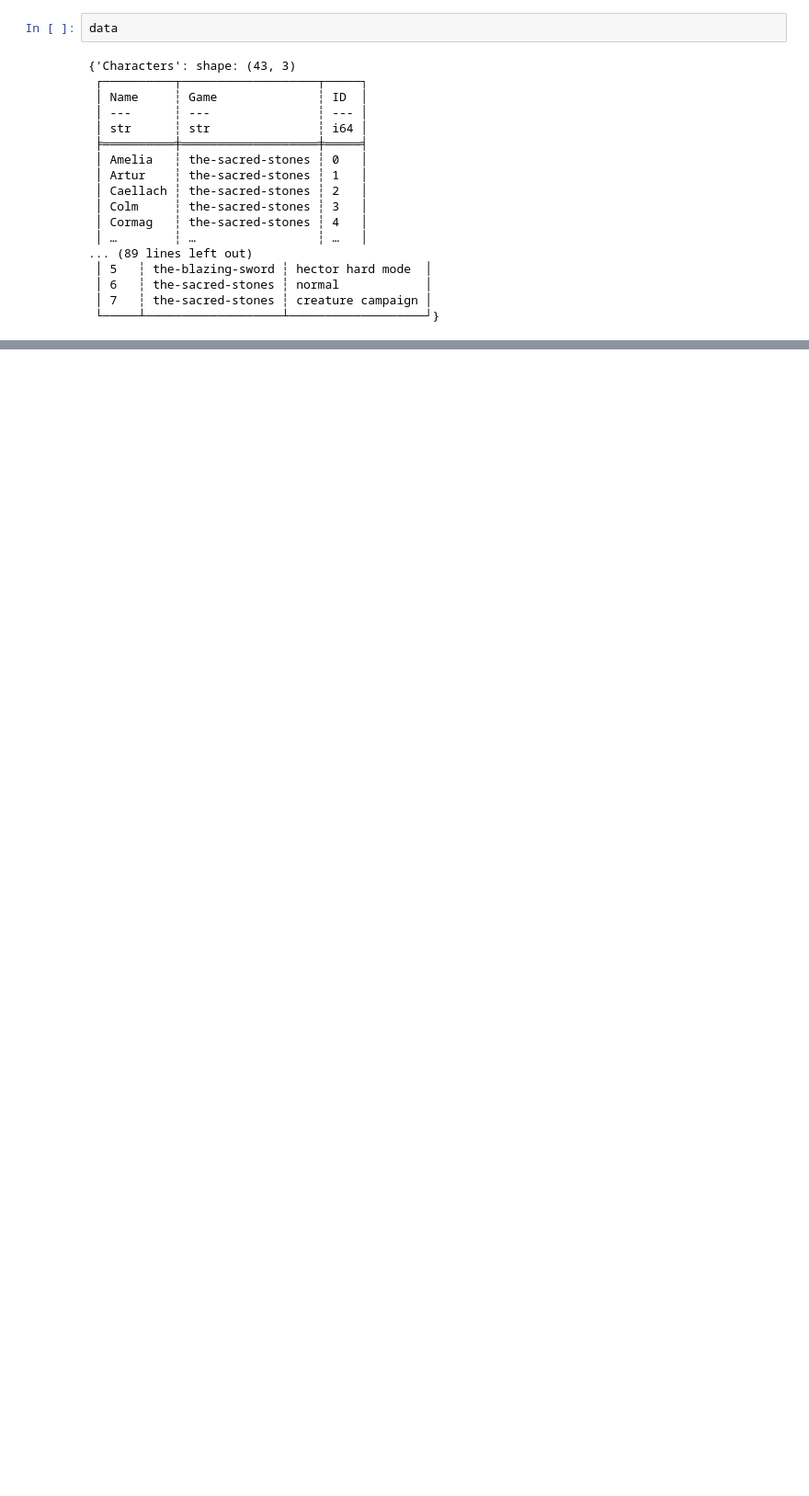
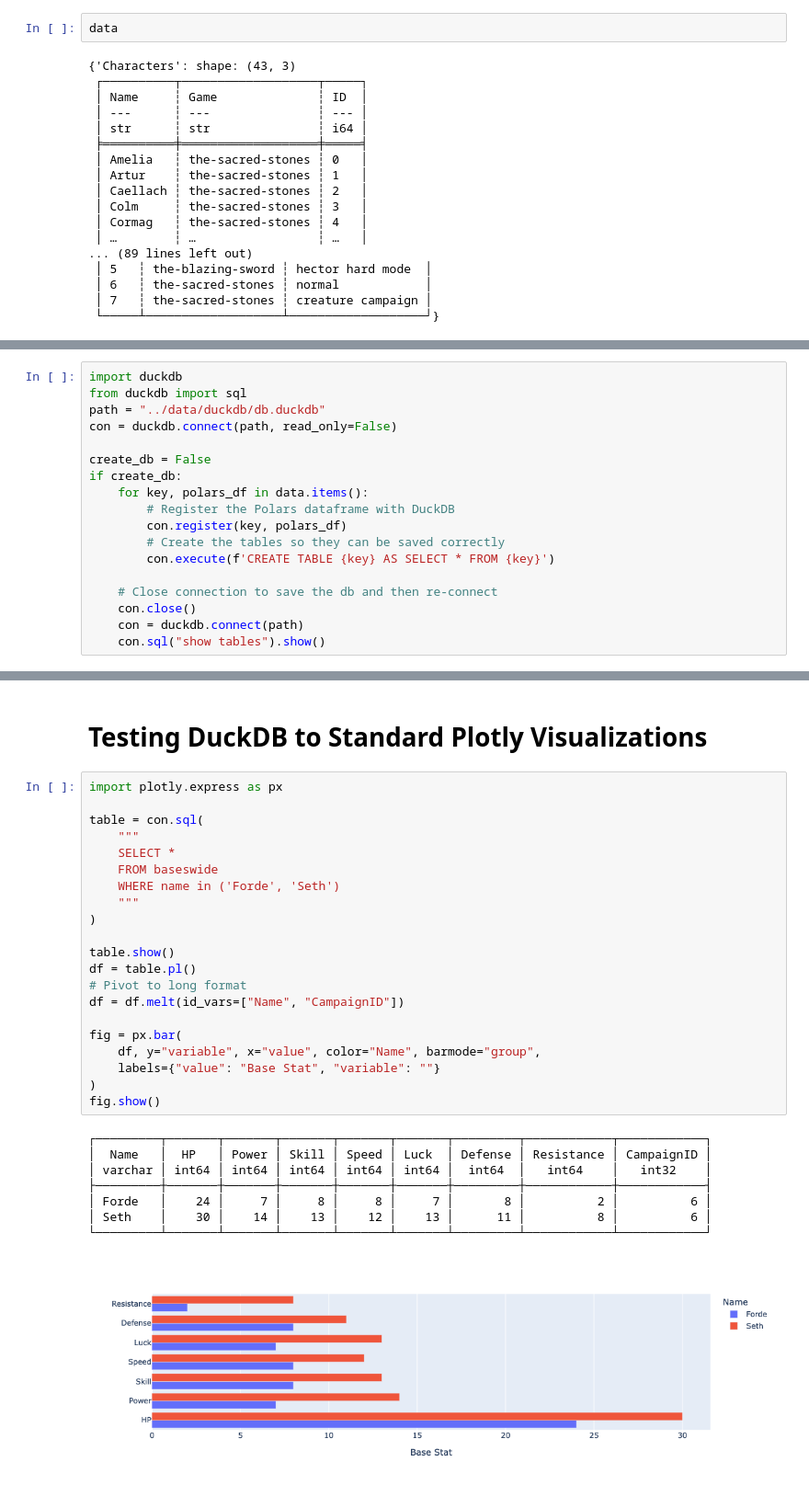
Before and after one commit to blamson/fire-emblem-app, a Jupyter notebook: notebooks/RecreatePowerbiModel.ipynb, the cells around one changed output, grey strips where cells are left out. Shown at 92% size. Saved outputs shown, nothing was run; the diff lists cells and outputs as text; blank space fills up the shorter version.

Commit message:
setup duckdb, basic sql db model for fe8, basic plotly visualizations

```diff
--- a/notebooks/RecreatePowerbiModel.ipynb
+++ b/notebooks/RecreatePowerbiModel.ipynb
@@ -142,0 +147,18 @@ data
+# %%
+import duckdb
+from duckdb import sql
+path = "../data/duckdb/db.duckdb"
+con = duckdb.connect(path, read_only=False)
+
+create_db = False
+if create_db:
+    for key, polars_df in data.items():
+        # Register the Polars dataframe with DuckDB
+        con.register(key, polars_df)
+        # Create the tables so they can be saved correctly
+        con.execute(f'CREATE TABLE {key} AS SELECT * FROM {key}')
+
+    # Close connection to save the db and then re-connect
+    con.close()
+    con = duckdb.connect(path)
+    con.sql("show tables").show()
@@ -142,0 +197,32 @@ data
+# %% [markdown]
+# Testing DuckDB to Standard Plotly Visualizations
+# %%
+import plotly.express as px
+
+table = con.sql(
+    """
+    SELECT *
+    FROM baseswide
+    WHERE name in ('Forde', 'Seth')
+    """
+)
+
+table.show()
+df = table.pl()
+# Pivot to long format
+df = df.melt(id_vars=["Name", "CampaignID"])
+
+fig = px.bar(
+    df, y="variable", x="value", color="Name", barmode="group",
+    labels={"value": "Base Stat", "variable": ""}
+)
+fig.show()
+# %% [output]
+┌─────────┬───────┬───────┬───────┬───────┬───────┬─────────┬────────────┬────────────┐
+│  Name   │  HP   │ Power │ Skill │ Speed │ Luck  │ Defense │ Resistance │ CampaignID │
+│ varchar │ int64 │ int64 │ int64 │ int64 │ int64 │  int64  │   int64    │   int32    │
+├─────────┼───────┼───────┼───────┼───────┼───────┼─────────┼────────────┼────────────┤
+│ Forde   │    24 │     7 │     8 │     8 │     7 │       8 │          2 │          6 │
+│ Seth    │    30 │    14 │    13 │    12 │    13 │      11 │          8 │          6 │
+└─────────┴───────┴───────┴───────┴───────┴───────┴─────────┴────────────┴────────────┘
+[figure, added]
```
Also changed, not shown: parts of 3 cells of this notebook, 5 other files.
